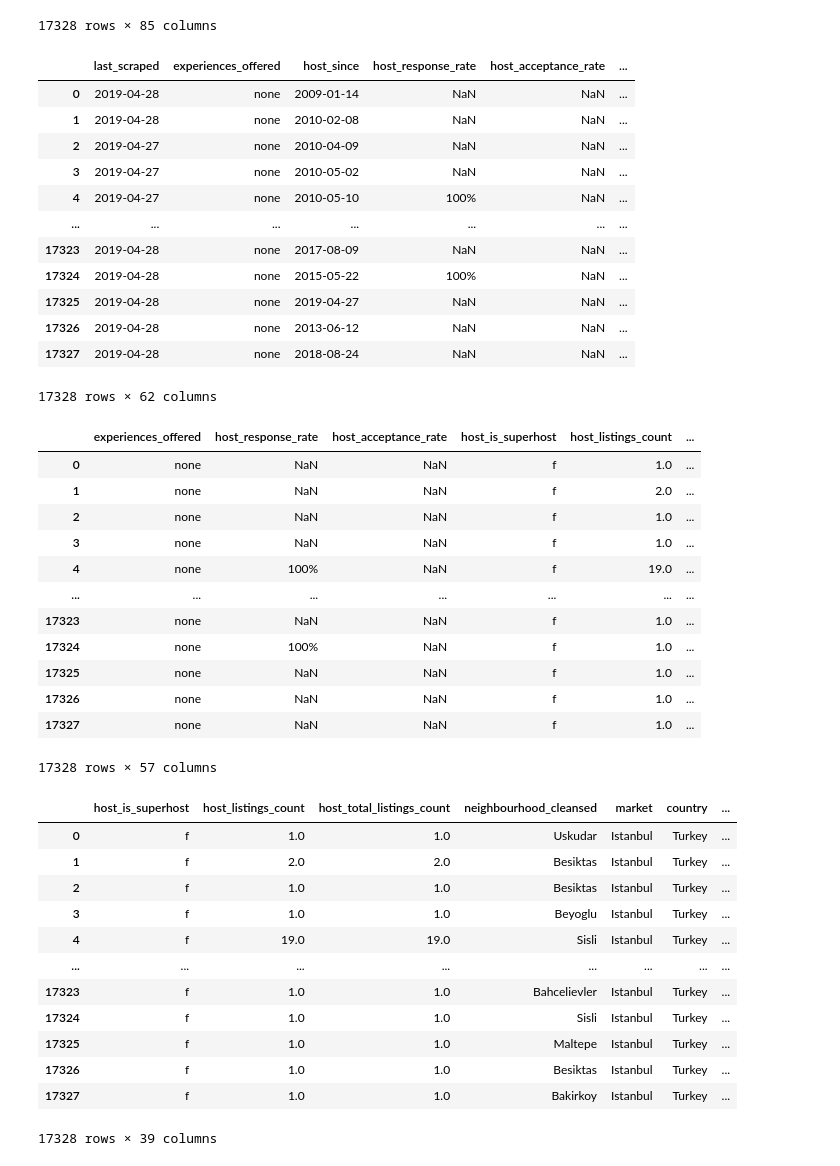
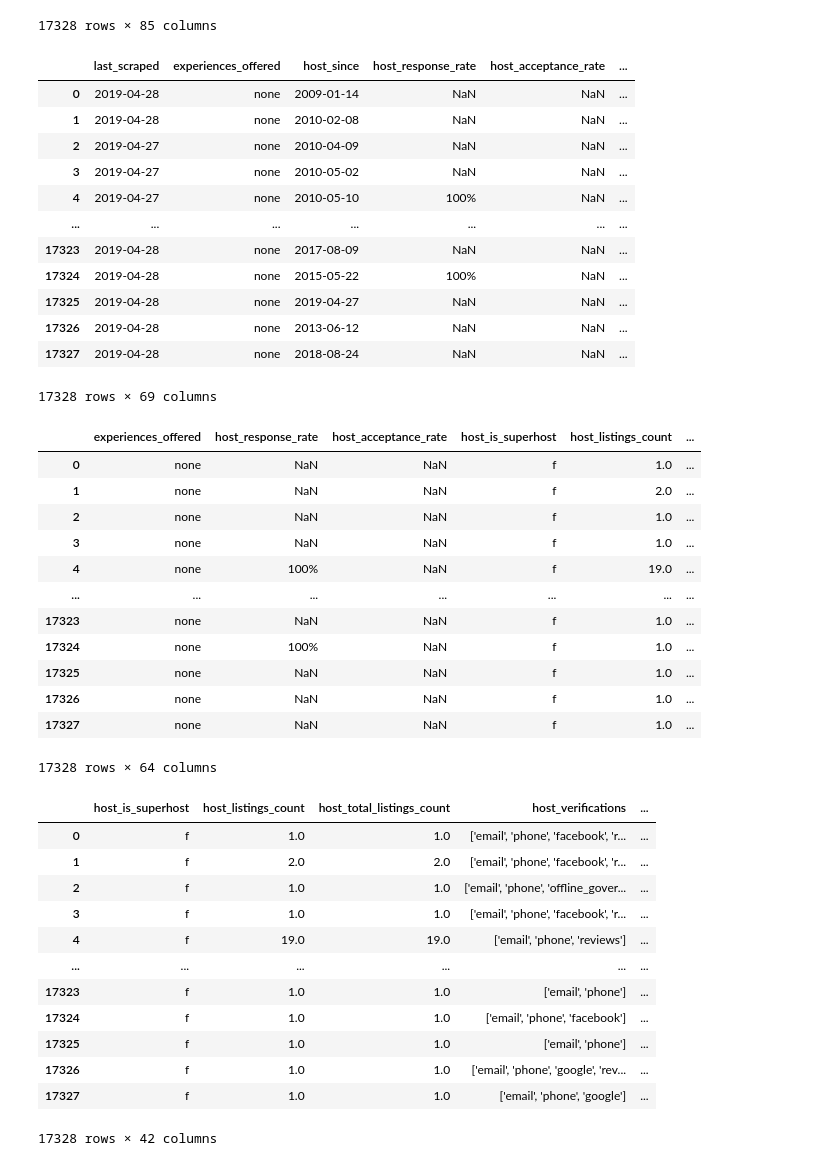
Before and after one commit to nezihaksu/Airbnb_Istanbul, a Jupyter notebook: airbnb_eda.ipynb, the cells around one changed output. Drawn from its saved outputs; the diff is of its cells as text; code cells hidden in the pictures.

Commit message:
cleaner class complete

```diff
--- a/airbnb_eda.ipynb
+++ b/airbnb_eda.ipynb
@@ -17,7 +17,7 @@ IMPUTE = True
 ALLOWED_NAN_PERCENTAGE = 10
 DROP_KEYWORDS = ["code","zipcode","link","url","id","name","thumbnail","picture","pic","description","note"]
 NONE_VALUES = [np.nan,None,"None","Null","NONE","NULL","none","null","nan",""," ",0]
-
+MULTICOLLINEARITY_PERCENTAGE = 10
 
 class Explore():
   """Explore the dataset."""
@@ -53,6 +53,9 @@ class Explore():
     numerical_features = self.df.dtypes[self.df.dtypes == data_type].index.to_list()
     self.df[numerical_features].hist(bins = 50,figsize = (20,15))
     plt.show()
+
+  def corr_heat_map(self):
+    pass
 # %%
 explore = Explore(df=DF,file_type=FILE_TYPE)
 # %% [markdown]
@@ -110,9 +113,7 @@ class Cleaner(Explore):
     #sentence_pattern = r'[A-z][A-z]+?\W'
     sentence_pattern = r'(\w \w){2}'
     link_pattern = r'[A-z][A-z]+?://'
-    starts_with_special_pattern = r'^[^\w]'
-    ends_with_special_pattern = r'[^\w]^'
-    text_pattern = r'|'.join((sentence_pattern,link_pattern,starts_with_special_pattern,ends_with_special_pattern))
+    text_pattern = r'|'.join((sentence_pattern,link_pattern))
     return self._drop_type_column(text_pattern,inplace)
 
   def drop_date_columns(self,inplace:bool):
@@ -130,6 +131,13 @@ class Cleaner(Explore):
                               date_pattern_slash_text))
     return self._drop_type_column(date_pattern,inplace)
 
+  def drop_special_columns(self,inplace:bool):
+    starts_with_special_pattern = r'^[^\w]'
+    ends_with_special_pattern = r'[^\w]^'
+    starts_ends_special_pattern =  r'|'.join((starts_with_special_pattern,ends_with_special_pattern))
+    return self._drop_type_column(starts_ends_special_pattern,inplace)
+
+
   def strip_signs(self):
     num_pattern = r"[0-9]"
     non_num_pattern = r"[^0-9]"
@@ -188,7 +206,7 @@ cleaner.drop_sentence_columns(inplace=True)
 | 17325 | 2019-04-28 | none | 2019-04-27 | NaN | NaN | ... |
 | 17326 | 2019-04-28 | none | 2013-06-12 | NaN | NaN | ... |
 | 17327 | 2019-04-28 | none | 2018-08-24 | NaN | NaN | ... |
-17328 rows × 62 columns
+17328 rows × 69 columns
 # %%
 cleaner.drop_date_columns(inplace=True)
 # %% [output]
@@ -204,23 +222,23 @@ cleaner.drop_date_columns(inplace=True)
 | 17325 | none | NaN | NaN | f | 1.0 | ... |
 | 17326 | none | NaN | NaN | f | 1.0 | ... |
 | 17327 | none | NaN | NaN | f | 1.0 | ... |
-17328 rows × 57 columns
+17328 rows × 64 columns
 # %%
-cleaner.drop_missing_columns(percentage=100)
+cleaner.drop_missing_columns(10)
 # %% [output]
-|  | host_is_superhost | host_listings_count | host_total_listings_count | neighbourhood_cleansed | market | country | ... |
-| 0 | f | 1.0 | 1.0 | Uskudar | Istanbul | Turkey | ... |
-| 1 | f | 2.0 | 2.0 | Besiktas | Istanbul | Turkey | ... |
-| 2 | f | 1.0 | 1.0 | Besiktas | Istanbul | Turkey | ... |
-| 3 | f | 1.0 | 1.0 | Beyoglu | Istanbul | Turkey | ... |
-| 4 | f | 19.0 | 19.0 | Sisli | Istanbul | Turkey | ... |
-| ... | ... | ... | ... | ... | ... | ... | ... |
-| 17323 | f | 1.0 | 1.0 | Bahcelievler | Istanbul | Turkey | ... |
-| 17324 | f | 1.0 | 1.0 | Sisli | Istanbul | Turkey | ... |
-| 17325 | f | 1.0 | 1.0 | Maltepe | Istanbul | Turkey | ... |
-| 17326 | f | 1.0 | 1.0 | Besiktas | Istanbul | Turkey | ... |
-| 17327 | f | 1.0 | 1.0 | Bakirkoy | Istanbul | Turkey | ... |
+|  | host_is_superhost | host_listings_count | host_total_listings_count | host_verifications | ... |
+| 0 | f | 1.0 | 1.0 | ['email', 'phone', 'facebook', 'r... | ... |
+| 1 | f | 2.0 | 2.0 | ['email', 'phone', 'facebook', 'r... | ... |
+| 2 | f | 1.0 | 1.0 | ['email', 'phone', 'offline_gover... | ... |
+| 3 | f | 1.0 | 1.0 | ['email', 'phone', 'facebook', 'r... | ... |
+| 4 | f | 19.0 | 19.0 | ['email', 'phone', 'reviews'] | ... |
+| ... | ... | ... | ... | ... | ... |
+| 17323 | f | 1.0 | 1.0 | ['email', 'phone'] | ... |
+| 17324 | f | 1.0 | 1.0 | ['email', 'phone', 'facebook'] | ... |
+| 17325 | f | 1.0 | 1.0 | ['email', 'phone'] | ... |
+| 17326 | f | 1.0 | 1.0 | ['email', 'phone', 'google', 'rev... | ... |
+| 17327 | f | 1.0 | 1.0 | ['email', 'phone', 'google'] | ... |
-17328 rows × 39 columns
+17328 rows × 42 columns
 # %%
 cleaner.imputer()
 # %% [output]
```
Also changed, not shown: parts of 6 cells of this notebook.
